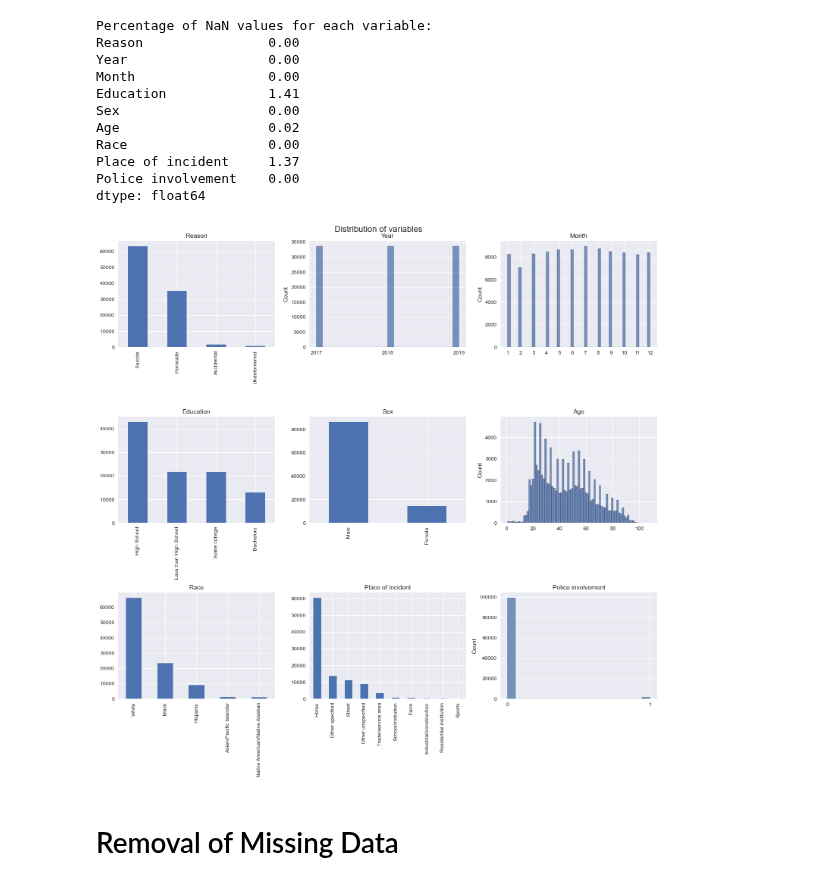
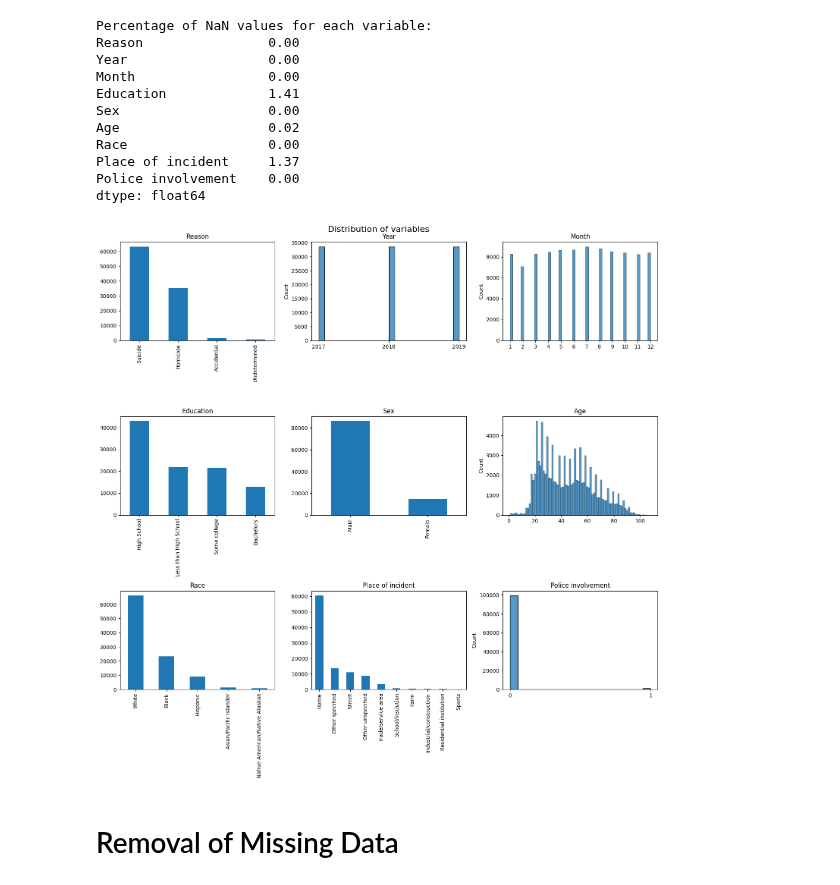
Before and after one commit to ahuang28/cs3244_final_project, a Jupyter notebook: code.ipynb, the cells around one changed output. Cells and saved outputs as stored; diff of their text form; code cells hidden in the pictures.

```diff
--- a/code.ipynb
+++ b/code.ipynb
@@ -54,30 +54,30 @@ dtype: float64
 # %%
 discrete_numerical_var = ['Year','Month','Police involvement']
 continuous_numerical_var = ['Age']
 categorical_var = ['Education','Sex','Race','Place of incident','Reason']
 
-plt.style.use('seaborn')
+#plt.style.use('seaborn')
 fig,axs = plt.subplots(3,3, figsize=(15,15))
 fig.suptitle('Distribution of variables', fontsize = 16)
 idx = 0
 
 for i in range(3):
   for j in range(3):
     var = df_clean.columns[idx]
     if var in discrete_numerical_var:
       sns.histplot(data = df, x = var, ax=axs[i,j])
       axs[i, j].set_xticks(range(min(df[var]),max(df[var])+1,1))
     elif var in continuous_numerical_var:
       sns.histplot(data = df, x = var, ax=axs[i,j])
     else:
       df[var].value_counts().plot(kind='bar', ax=axs[i,j])
     axs[i,j].set_xlabel('')
     axs[i,j].set_title(var)
     idx += 1
 
 plt.tight_layout()
 # %% [output]
-[figure, old version]
+[figure, new version]
 # %% [markdown]
 # Removal of Missing Data #
 # %%
```
Also changed, not shown: parts of 2 cells of this notebook.
